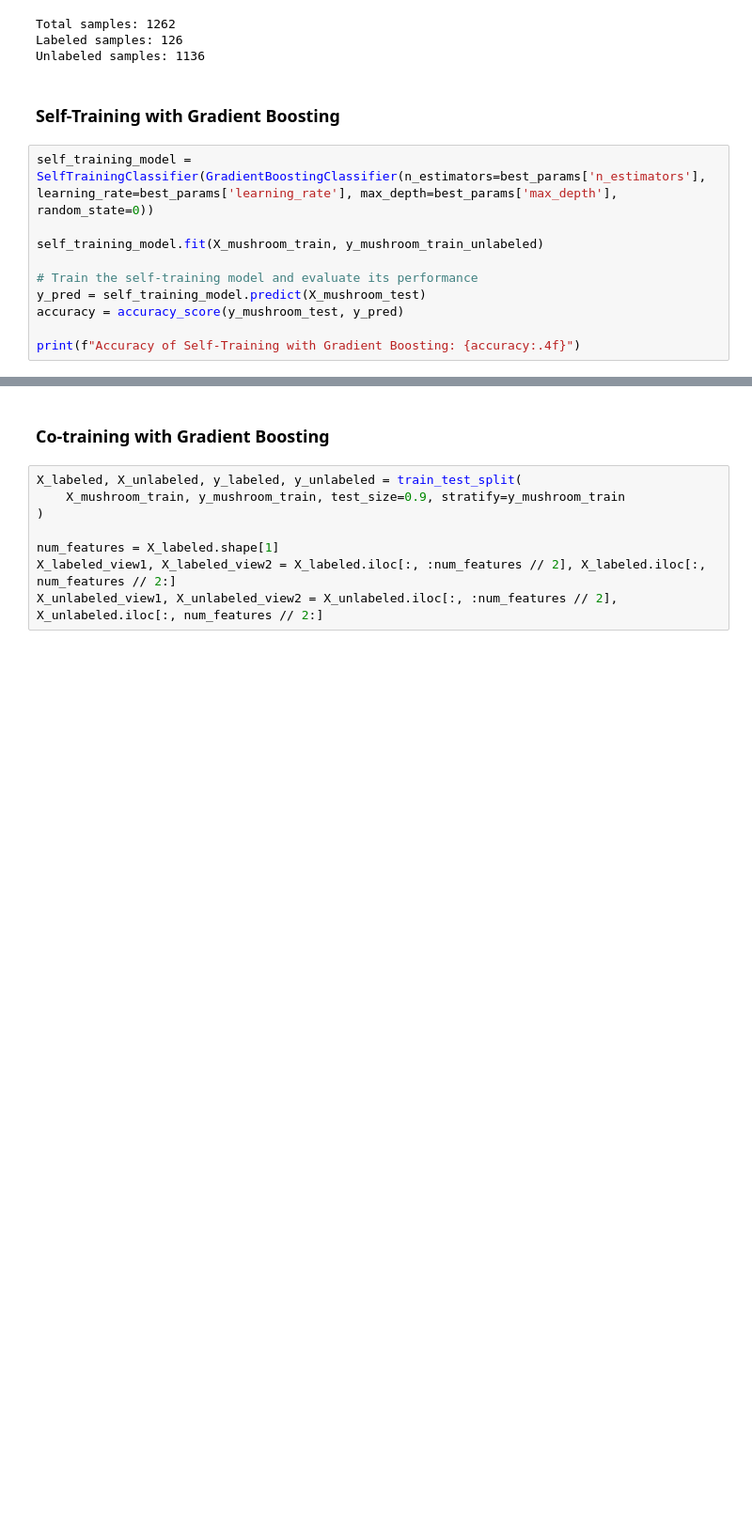
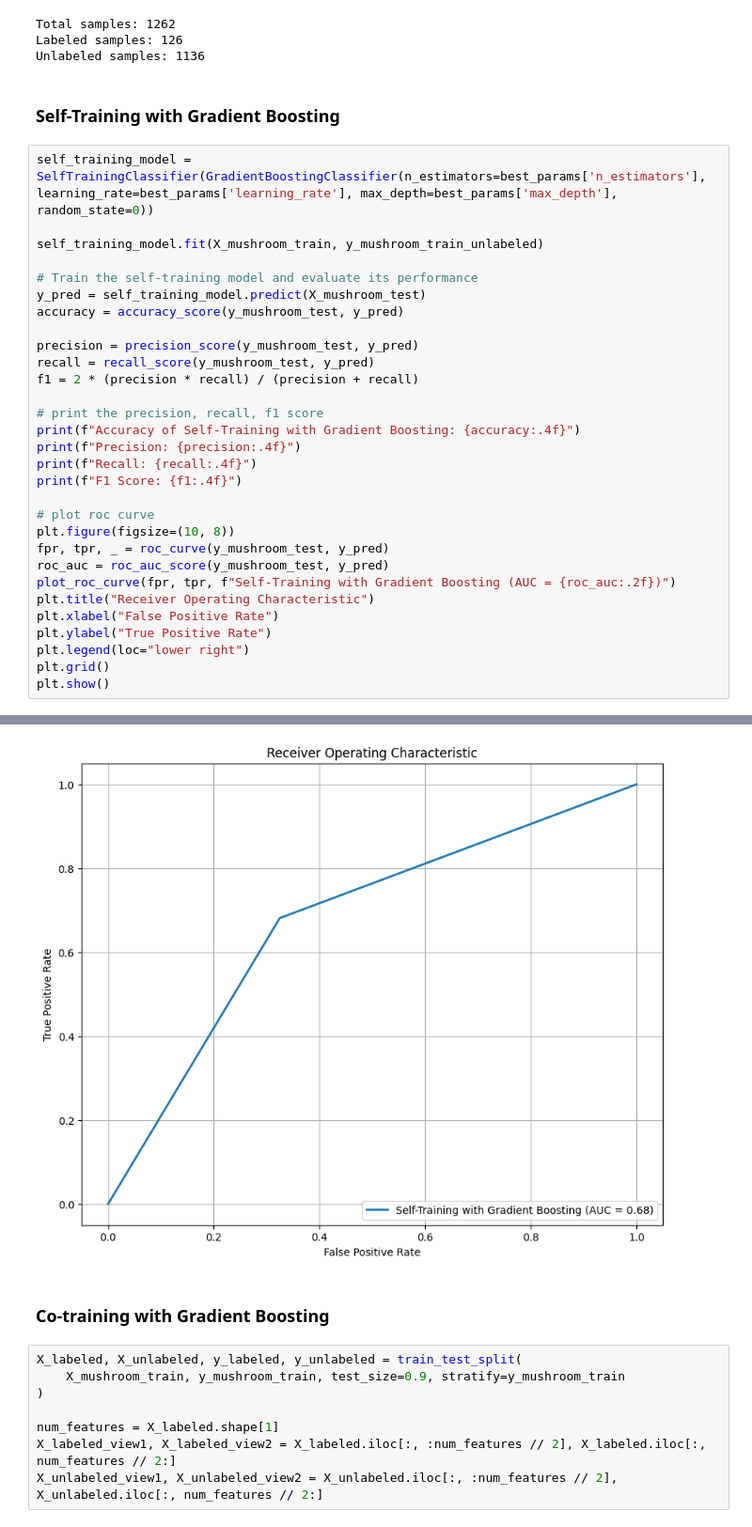
Before and after one commit to Harsheys21/Semi-Supervised-SSL, a Jupyter notebook: semi-supervised-learning.ipynb, the cells around one changed output, grey strips where cells are left out. Shown at 94% size. Cells and saved outputs as stored; diff of their text form; blank space fills up the shorter version.

```diff
--- a/semi-supervised-learning.ipynb
+++ b/semi-supervised-learning.ipynb
@@ -201,5 +200,25 @@ self_training_model.fit(X_mushroom_train, y_mushroom_train_unlabeled)
 y_pred = self_training_model.predict(X_mushroom_test)
 accuracy = accuracy_score(y_mushroom_test, y_pred)
 
+precision = precision_score(y_mushroom_test, y_pred)
+recall = recall_score(y_mushroom_test, y_pred)
+f1 = 2 * (precision * recall) / (precision + recall)
+
+# print the precision, recall, f1 score
 print(f"Accuracy of Self-Training with Gradient Boosting: {accuracy:.4f}")
+print(f"Precision: {precision:.4f}")
+print(f"Recall: {recall:.4f}")
+print(f"F1 Score: {f1:.4f}")
+
+# plot roc curve
+plt.figure(figsize=(10, 8))
+fpr, tpr, _ = roc_curve(y_mushroom_test, y_pred)
+roc_auc = roc_auc_score(y_mushroom_test, y_pred)
+plot_roc_curve(fpr, tpr, f"Self-Training with Gradient Boosting (AUC = {roc_auc:.2f})")
+plt.title("Receiver Operating Characteristic")
+plt.xlabel("False Positive Rate")
+plt.ylabel("True Positive Rate")
+plt.legend(loc="lower right")
+plt.grid()
+plt.show()
 # %% [output]
@@ -207,3 +229,4 @@ Accuracy of Self-Training with Gradient Boosting: 0.6822
+[figure, added]
 # %% [markdown]
 ### Co-training with Gradient Boosting
 # %%
```
Also changed, not shown: parts of 9 cells of this notebook.
